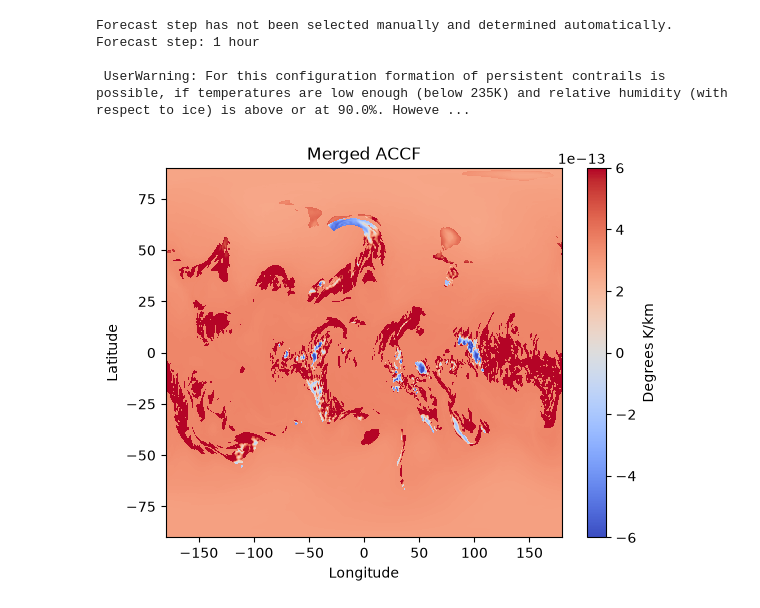
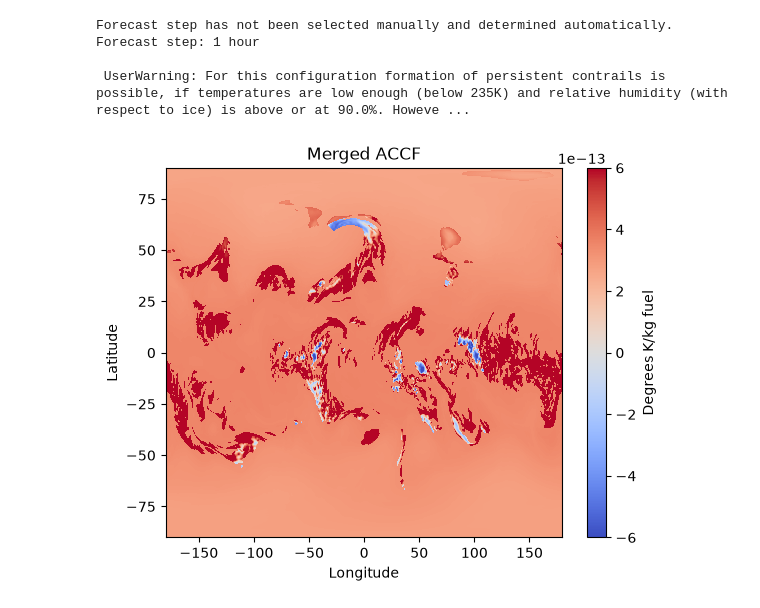
Before and after one commit to contrailcirrus/pycontrails, a Jupyter notebook: docs/integrations/ACCF.ipynb, the cells around one changed output. Saved outputs shown, nothing was run; the diff lists cells and outputs as text; code cells hidden in the pictures.

Commit message:
fix colorbar label

```diff
--- a/docs/integrations/ACCF.ipynb
+++ b/docs/integrations/ACCF.ipynb
@@ -178,17 +178,17 @@ Forecast step has not been selected manually and determined automatically. Forec
 # %%
 fig, ax = plt.subplots()
 p = ax.pcolor(
     ds["longitude"].data,
     ds["latitude"].data,
     ds["aCCF_merged"].data[:, :, 0, 0].T,
     cmap="coolwarm",
     vmin=-6e-13,
     vmax=6e-13,
 )
 ax.set_xlabel("Longitude")
 ax.set_ylabel("Latitude")
 ax.set_title("Merged ACCF")
 cbar = plt.colorbar(p)
-cbar.set_label("Degrees K/km");
+cbar.set_label("Degrees K/kg fuel");
 # %% [output]
-[figure, old version]
+[figure, new version]
```
